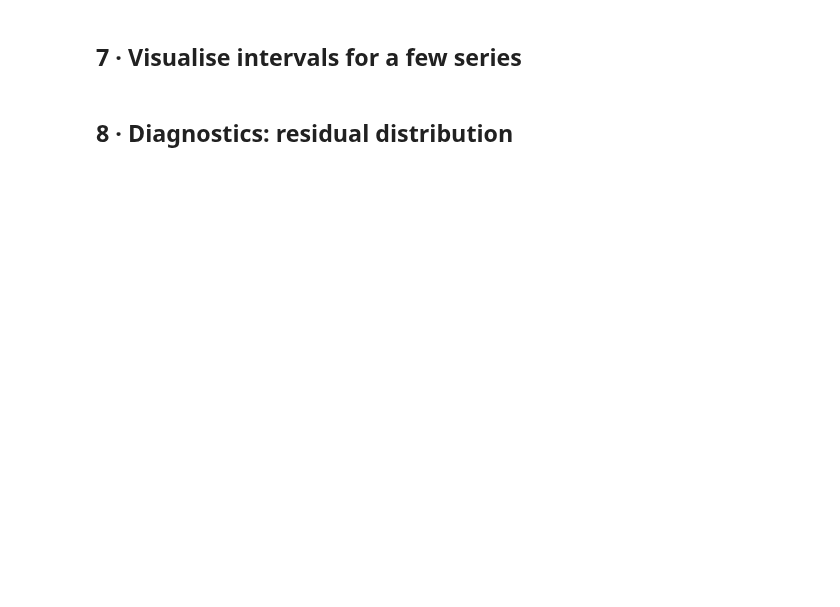
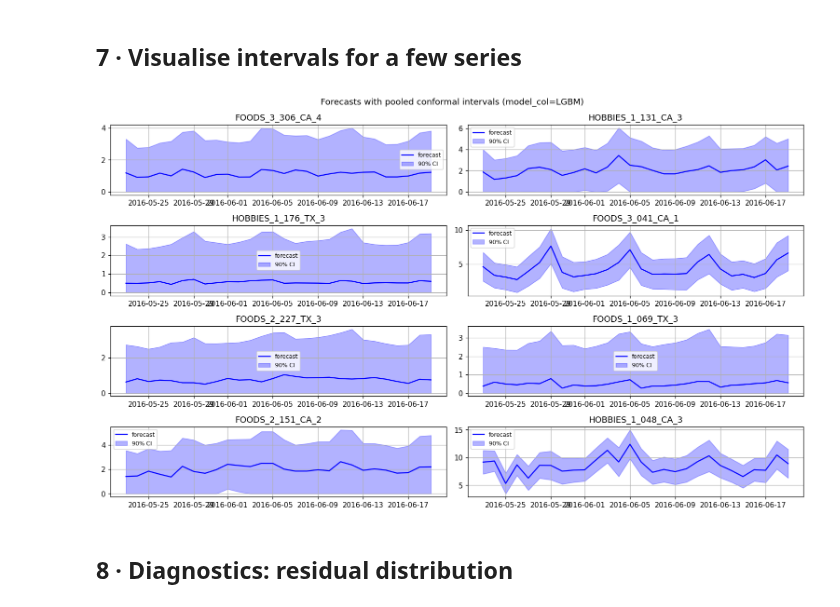
Before and after one commit to RickArko/M5, a Jupyter notebook: notebooks/conformal/01_conformal_intervals.ipynb, the cells around one changed output. Cells and saved outputs as stored; diff of their text form; code cells hidden in the pictures; blank space fills up the shorter version.

Commit message:
add conformal nb outputs

```diff
--- a/notebooks/conformal/01_conformal_intervals.ipynb
+++ b/notebooks/conformal/01_conformal_intervals.ipynb
@@ -180,18 +229,21 @@ else:
 # %%
 if fc_with_int is not None:
     lo_col = f"{model_cols[0]}_lo"
     hi_col = f"{model_cols[0]}_hi"
 
     # Pick a few series to plot
-    sample_ids = cv["unique_id"].drop_duplicates().sample(4, random_state=42)
-    fig, axes = plt.subplots(2, 2, figsize=(14, 8))
+    sample_ids = cv["unique_id"].drop_duplicates().sample(8, random_state=42)
+    fig, axes = plt.subplots(4, 2, figsize=(14, 8))
     for ax, sid in zip(axes.ravel(), sample_ids, strict=False):
         sub = fc_with_int[fc_with_int["unique_id"] == sid].sort_values("ds")
         ax.plot(sub["ds"], sub[model_cols[0]], "b-", label="forecast")
         ax.fill_between(sub["ds"], sub[lo_col], sub[hi_col], alpha=0.3, color="blue", label=f"{int((1-cal.alpha)*100)}% CI")
         ax.set_title(sid)
         ax.legend(fontsize=8)
     fig.tight_layout()
+    fig.suptitle(f"Forecasts with {cal.method} conformal intervals (model_col={cal.model_col})", y=1.02)
+# %% [output]
+[figure, added]
 # %% [markdown]
 ## 8 · Diagnostics: residual distribution
 # %%
```
Also changed, not shown: parts of 9 cells of this notebook.
